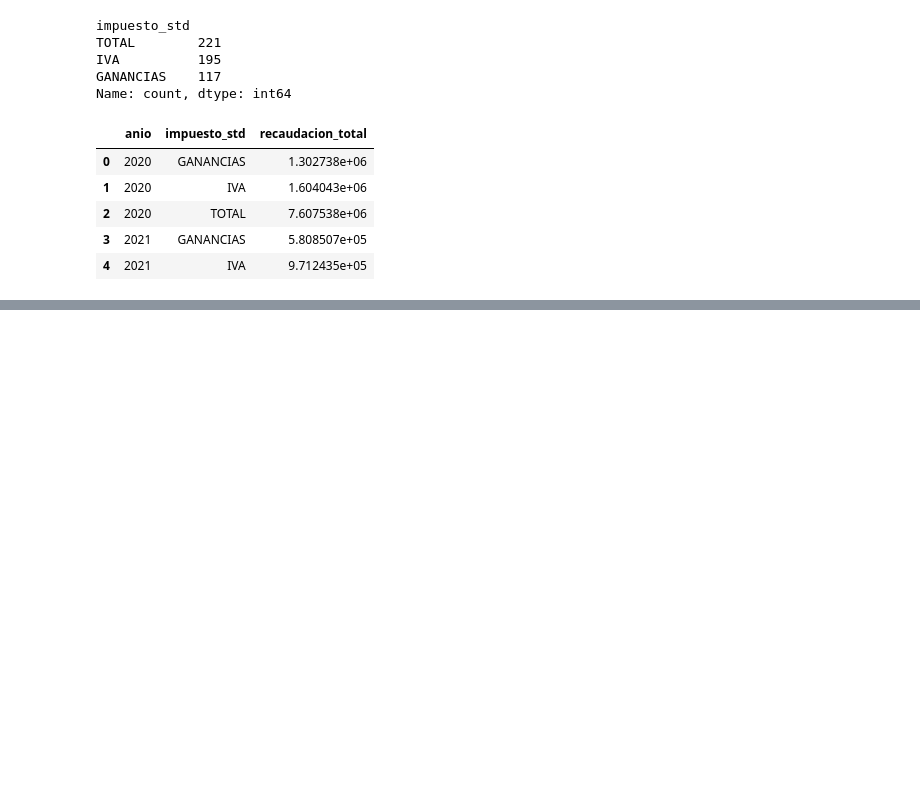
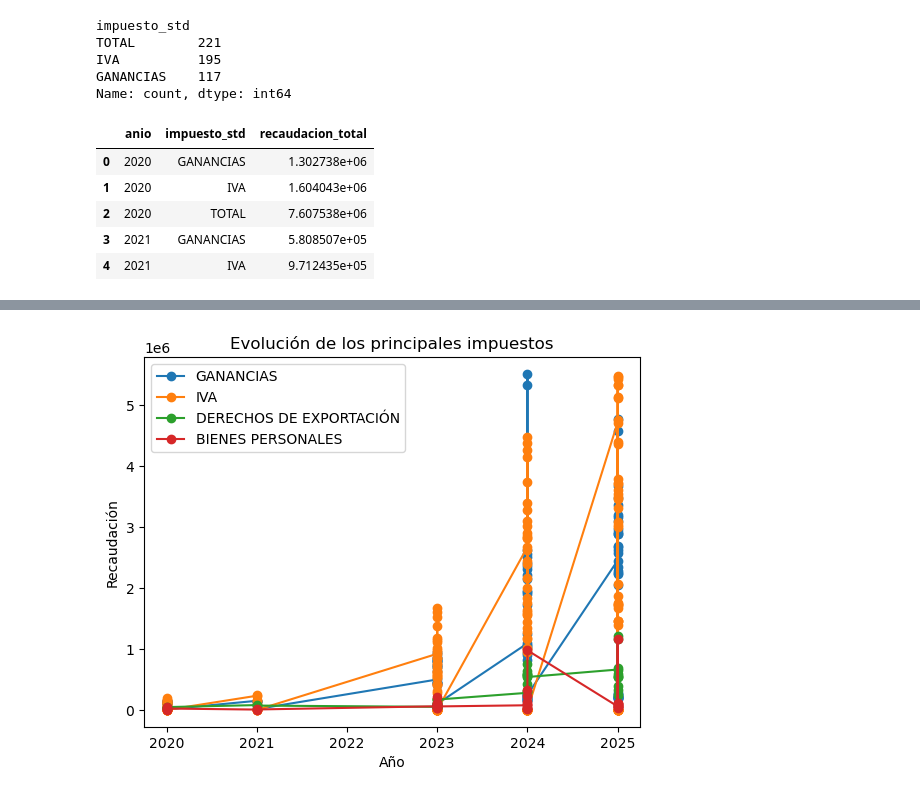
Before and after one commit to Soledad1988/ProyectoImpuestos, a Jupyter notebook: Recaudacion/Recaudacion_Anual/01_recaudacion_Anual.ipynb, the cells around one changed output, grey strips where cells are left out. Saved outputs shown, nothing was run; the diff lists cells and outputs as text; code cells hidden in the pictures; blank space fills up the shorter version.

```diff
--- a/Recaudacion/Recaudacion_Anual/01_recaudacion_Anual.ipynb
+++ b/Recaudacion/Recaudacion_Anual/01_recaudacion_Anual.ipynb
@@ -366,0 +400,26 @@ df_consolidado.to_csv(
+# %%
+impuestos_clave = [
+    "IVA",
+    "GANANCIAS",
+    "DERECHOS DE EXPORTACIÓN",
+    "IMPUESTO PAIS",
+    "BIENES PERSONALES"
+]
+
+df_clave = df[df["impuesto_std"].isin(impuestos_clave)]
+
+plt.figure()
+
+for impuesto in df_clave["impuesto_std"].unique():
+    datos = df_clave[df_clave["impuesto_std"] == impuesto]
+    plt.plot(datos["anio"], datos["recaudacion"], marker="o", label=impuesto)
+
+plt.title("Evolución de los principales impuestos")
+plt.xlabel("Año")
+plt.ylabel("Recaudación")
+
+plt.legend()
+
+plt.show()
+# %% [output]
+[figure, added]
```
Also changed, not shown: parts of 4 cells of this notebook.
